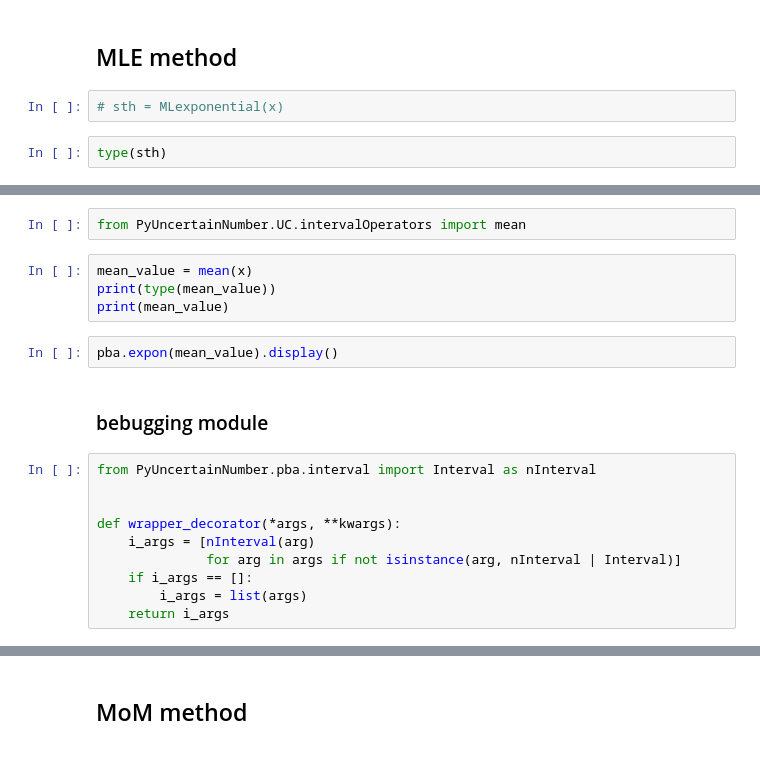
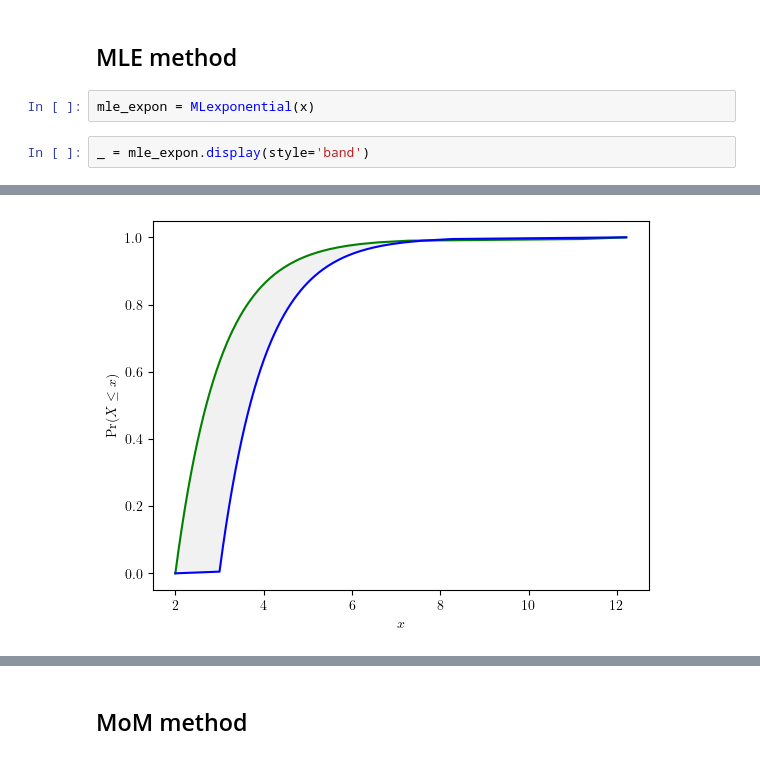
Before and after one commit to leslieDLcy/PyUncertainNumber, a Jupyter notebook: _personal/unglorfied_tests/sta_inf/Test_sta_inf.ipynb, the cells around one changed output, grey strips where cells are left out. Drawn from its saved outputs; the diff is of its cells as text.

Commit message:
MLE/MoM for exponential dist interval data succeed

```diff
--- a/_personal/unglorfied_tests/sta_inf/Test_sta_inf.ipynb
+++ b/_personal/unglorfied_tests/sta_inf/Test_sta_inf.ipynb
@@ -64,6 +68,7 @@ x
 # %% [markdown]
 ## MLE method
 # %%
-# sth = MLexponential(x)
+mle_expon = MLexponential(x)
 # %%
-type(sth)
+_ = mle_expon.display(style='band')
+# %% [output]
@@ -70,20 +76 @@ type(sth)
+[figure, added]
-# %%
-from PyUncertainNumber.UC.intervalOperators import mean
-# %%
-mean_value = mean(x)
-print(type(mean_value))
-print(mean_value)
-# %%
-pba.expon(mean_value).display()
-# %% [markdown]
-### bebugging module
-# %%
-from PyUncertainNumber.pba.interval import Interval as nInterval
-
-
-def wrapper_decorator(*args, **kwargs):
-    i_args = [nInterval(arg)
-              for arg in args if not isinstance(arg, nInterval | Interval)]
-    if i_args == []:
-        i_args = list(args)
-    return i_args
```
Also changed, not shown: parts of 22 cells of this notebook, 3 other files.
